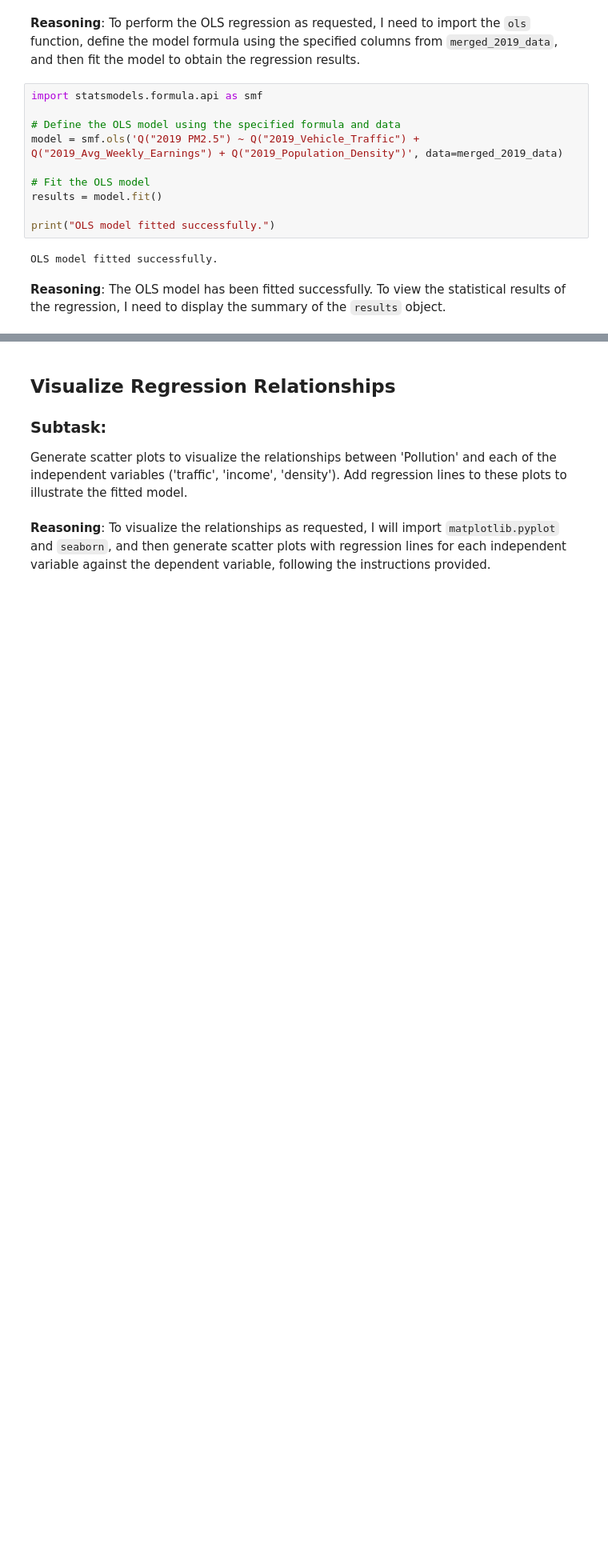
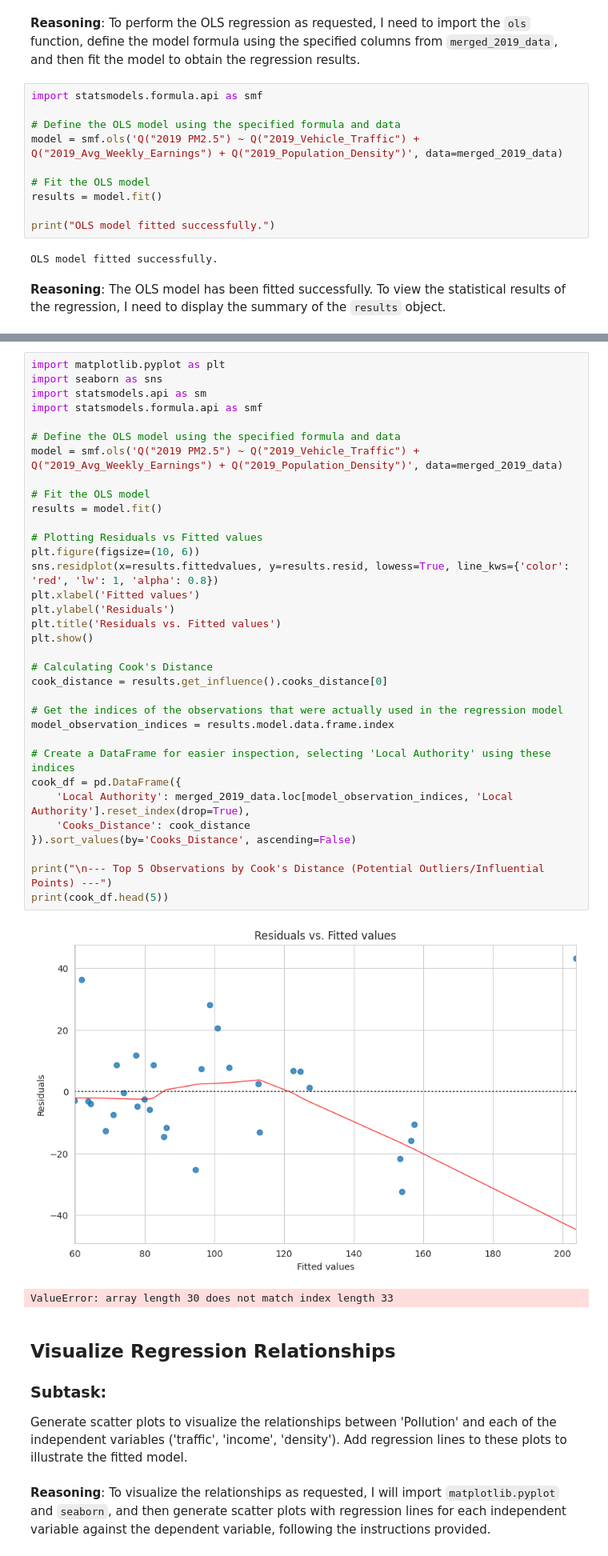
Before and after one commit to evelynkim04/QM2_coursework, a Jupyter notebook: 2019_regression.ipynb, the cells around one changed output, grey strips where cells are left out. Shown: that part at 80% size. Saved outputs shown, nothing was run; the diff lists cells and outputs as text; blank space fills up the shorter version.

```diff
--- a/2019_regression.ipynb
+++ b/2019_regression.ipynb
@@ -779,3 +816,40 @@ strong multicollinearity or other numerical problems.
+# %%
+import matplotlib.pyplot as plt
+import seaborn as sns
+import statsmodels.api as sm
+import statsmodels.formula.api as smf
+
+# Define the OLS model using the specified formula and data
+model = smf.ols('Q("2019 PM2.5") ~ Q("2019_Vehicle_Traffic") + Q("2019_Avg_Weekly_Earnings") + Q("2019_Population_Density")', data=merged_2019_data)
+
+# Fit the OLS model
+results = model.fit()
+
+# Plotting Residuals vs Fitted values
+plt.figure(figsize=(10, 6))
+sns.residplot(x=results.fittedvalues, y=results.resid, lowess=True, line_kws={'color': 'red', 'lw': 1, 'alpha': 0.8})
+plt.xlabel('Fitted values')
+plt.ylabel('Residuals')
+plt.title('Residuals vs. Fitted values')
+plt.show()
+
+# Calculating Cook's Distance
+cook_distance = results.get_influence().cooks_distance[0]
+
+# Get the indices of the observations that were actually used in the regression model
+model_observation_indices = results.model.data.frame.index
+
+# Create a DataFrame for easier inspection, selecting 'Local Authority' using these indices
+cook_df = pd.DataFrame({
+    'Local Authority': merged_2019_data.loc[model_observation_indices, 'Local Authority'].reset_index(drop=True),
+    'Cooks_Distance': cook_distance
+}).sort_values(by='Cooks_Distance', ascending=False)
+
+print("\n--- Top 5 Observations by Cook's Distance (Potential Outliers/Influential Points) ---")
+print(cook_df.head(5))
+# %% [output]
+[figure, added]
+ValueError: array length 30 does not match index length 33
 # %% [markdown]
 ## Visualize Regression Relationships
 
```
Also changed, not shown: parts of 5 cells of this notebook.
